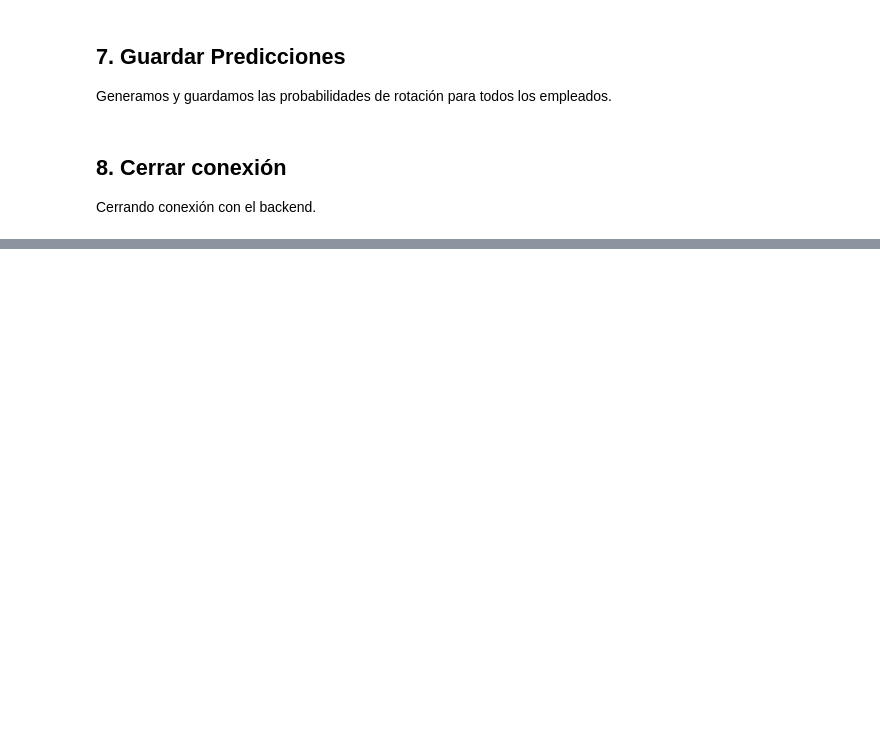
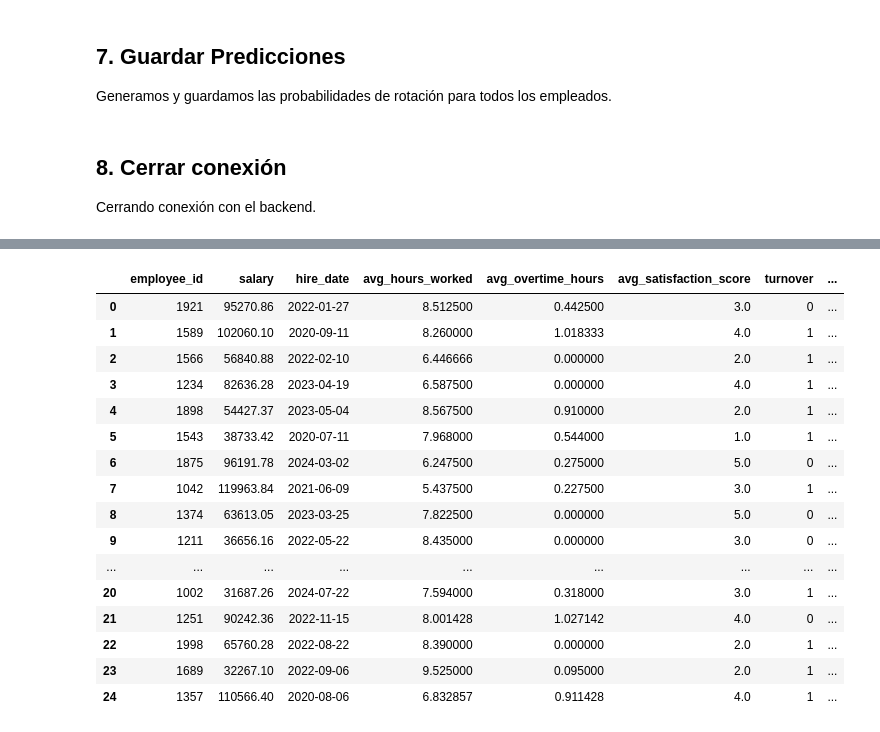
Before and after one commit to jdranalytics/Portfolio, a Jupyter notebook: Python/29_HR_Turnover_Prediction.ipynb, the cells around one changed output, grey strips where cells are left out. Cells and saved outputs as stored; diff of their text form; code cells hidden in the pictures; blank space fills up the shorter version.

```diff
--- a/Python/29_HR_Turnover_Prediction.ipynb
+++ b/Python/29_HR_Turnover_Prediction.ipynb
@@ -154,7 +177,7 @@ df['tenure'] = (pd.to_datetime('today') - pd.to_datetime(df['hire_date'])).dt.da
 df['avg_overtime_hours'] = df['avg_overtime_hours'].fillna(0)
 
 # Manejo condicional de avg_hours_worked
-df.loc[(df['avg_hours_worked'].isna()) & (df['tenure'] > 1), 'avg_hours_worked'] = 8
+df.loc[(df['avg_hours_worked'].isna()) & (df['tenure'] > 1/365), 'avg_hours_worked'] = 8
 df.loc[(df['avg_hours_worked'].isna()) & (df['tenure'] <= 1), 'avg_hours_worked'] = 0
 
 # Imputación de avg_satisfaction_score usando XGBoost
@@ -192,7 +215,7 @@ def impute_satisfaction_scores(df):
     predictions = imputer.predict(X_predict)
 
     # Asignar predicciones a los valores faltantes
-    df.loc[~train_mask, 'avg_satisfaction_score'] = predictions
+    df.loc[~train_mask, 'avg_satisfaction_score'] = np.round(predictions, decimals=0)
 
     return df
 
@@ -311,7 +367,7 @@ xgb_model = xgb.XGBClassifier(
 # Aplicar RFE con más features a seleccionar para incluir departamentos
 rfe_selector = RFE(
     estimator=xgb_model,
-    n_features_to_select=8,  # Aumentamos el número de features a seleccionar
+    n_features_to_select=5,  # Aumentamos el número de features a seleccionar
     step=1,
     verbose=1
 )
@@ -544,2 +681,20 @@ print("\nConexión a la base de datos cerrada")
 # %%
-df.tail(25)
+df.head(25)
+# %% [output]
+|  | employee_id | salary | hire_date | avg_hours_worked | avg_overtime_hours | avg_satisfaction_score | turnover | ... |
+| 0 | 1921 | 95270.86 | 2022-01-27 | 8.512500 | 0.442500 | 3.0 | 0 | ... |
+| 1 | 1589 | 102060.10 | 2020-09-11 | 8.260000 | 1.018333 | 4.0 | 1 | ... |
+| 2 | 1566 | 56840.88 | 2022-02-10 | 6.446666 | 0.000000 | 2.0 | 1 | ... |
+| 3 | 1234 | 82636.28 | 2023-04-19 | 6.587500 | 0.000000 | 4.0 | 1 | ... |
+| 4 | 1898 | 54427.37 | 2023-05-04 | 8.567500 | 0.910000 | 2.0 | 1 | ... |
+| 5 | 1543 | 38733.42 | 2020-07-11 | 7.968000 | 0.544000 | 1.0 | 1 | ... |
+| 6 | 1875 | 96191.78 | 2024-03-02 | 6.247500 | 0.275000 | 5.0 | 0 | ... |
+| 7 | 1042 | 119963.84 | 2021-06-09 | 5.437500 | 0.227500 | 3.0 | 1 | ... |
+| 8 | 1374 | 63613.05 | 2023-03-25 | 7.822500 | 0.000000 | 5.0 | 0 | ... |
+| 9 | 1211 | 36656.16 | 2022-05-22 | 8.435000 | 0.000000 | 3.0 | 0 | ... |
+| ... | ... | ... | ... | ... | ... | ... | ... | ... |
+| 20 | 1002 | 31687.26 | 2024-07-22 | 7.594000 | 0.318000 | 3.0 | 1 | ... |
+| 21 | 1251 | 90242.36 | 2022-11-15 | 8.001428 | 1.027142 | 4.0 | 0 | ... |
+| 22 | 1998 | 65760.28 | 2022-08-22 | 8.390000 | 0.000000 | 2.0 | 1 | ... |
+| 23 | 1689 | 32267.10 | 2022-09-06 | 9.525000 | 0.095000 | 2.0 | 1 | ... |
+| 24 | 1357 | 110566.40 | 2020-08-06 | 6.832857 | 0.911428 | 4.0 | 1 | ... |
```
Also changed, not shown: parts of 8 cells of this notebook, 1 other file.
